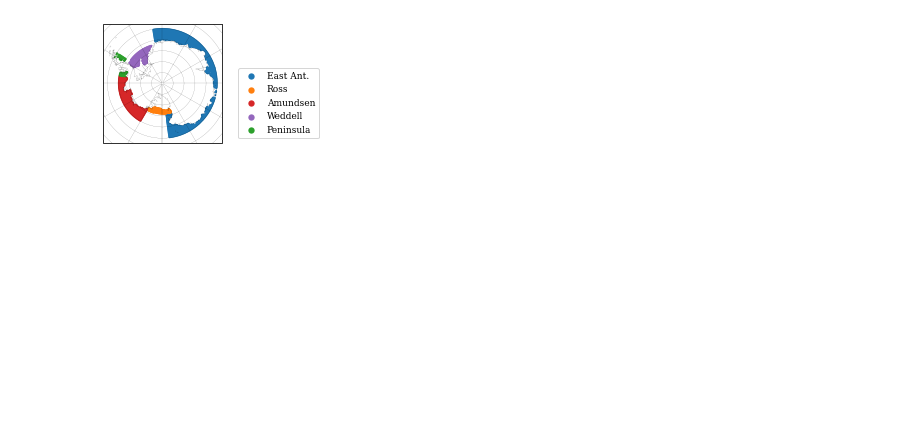
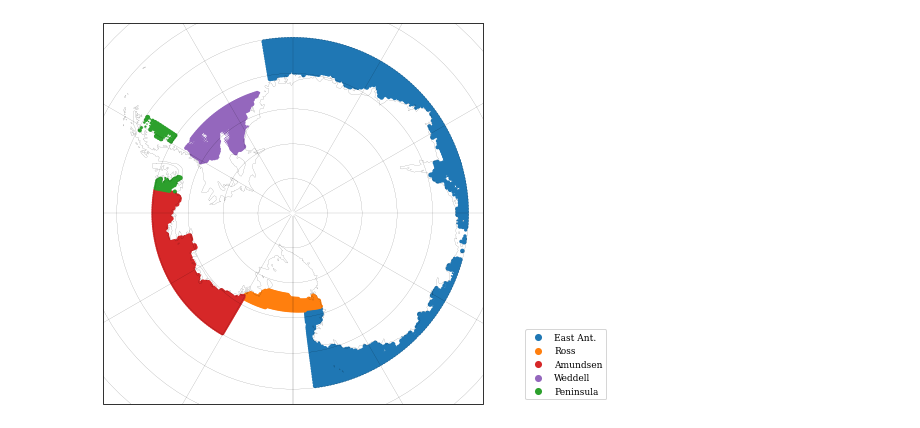
Before and after one commit to erwinlambert/feedback, a Jupyter notebook: notebooks/Plot_basinmap_eveline.ipynb, the cells around one changed output. Drawn from its saved outputs; the diff is of its cells as text; code cells hidden in the pictures; blank space fills up the shorter version.

```diff
--- a/notebooks/Plot_basinmap_eveline.ipynb
+++ b/notebooks/Plot_basinmap_eveline.ipynb
@@ -31,18 +31,18 @@ mpl.rcParams['figure.figsize'] = (7,7)
 # %%
 fig = plt.figure()
 
-ax = fig.add_subplot(233,projection=ccrs.SouthPolarStereo())
+ax = fig.add_subplot(111,projection=ccrs.SouthPolarStereo())
 ax.set_extent([-180, 180, -80, -63], crs=ccrs.PlateCarree())
 for b,bas in enumerate(basin.values):
-    im = ax.scatter(lon,lat,5*np.nansum(mask[b,:,:,:],axis=0),c=ut.bcol[bas],transform=ccrs.PlateCarree(),label=bas,lw=0,alpha=1)
+    im = ax.scatter(lon,lat,25*np.nansum(mask[b,:,:,:],axis=0),c=ut.bcol[bas],transform=ccrs.PlateCarree(),label=bas,lw=0,alpha=1)
 ax.coastlines(lw=.1)
-ax.legend(bbox_to_anchor=(1.1,0),loc='lower left',markerscale=4)
+ax.legend(bbox_to_anchor=(1.1,0),loc='lower left',markerscale=2)
 
 gl = ax.gridlines(crs=ccrs.PlateCarree(),draw_labels=False,color='k',linewidth=.1)
 gl.xlocator = mticker.FixedLocator(np.arange(-180,210,30))
 gl.xformatter = LONGITUDE_FORMATTER
 
 plt.savefig(f'../draftfigs/basinmap_eveline.png',dpi=450)
 plt.show()
 # %% [output]
-[figure, old version]
+[figure, new version]
```
Also changed, not shown: 1 other file.
